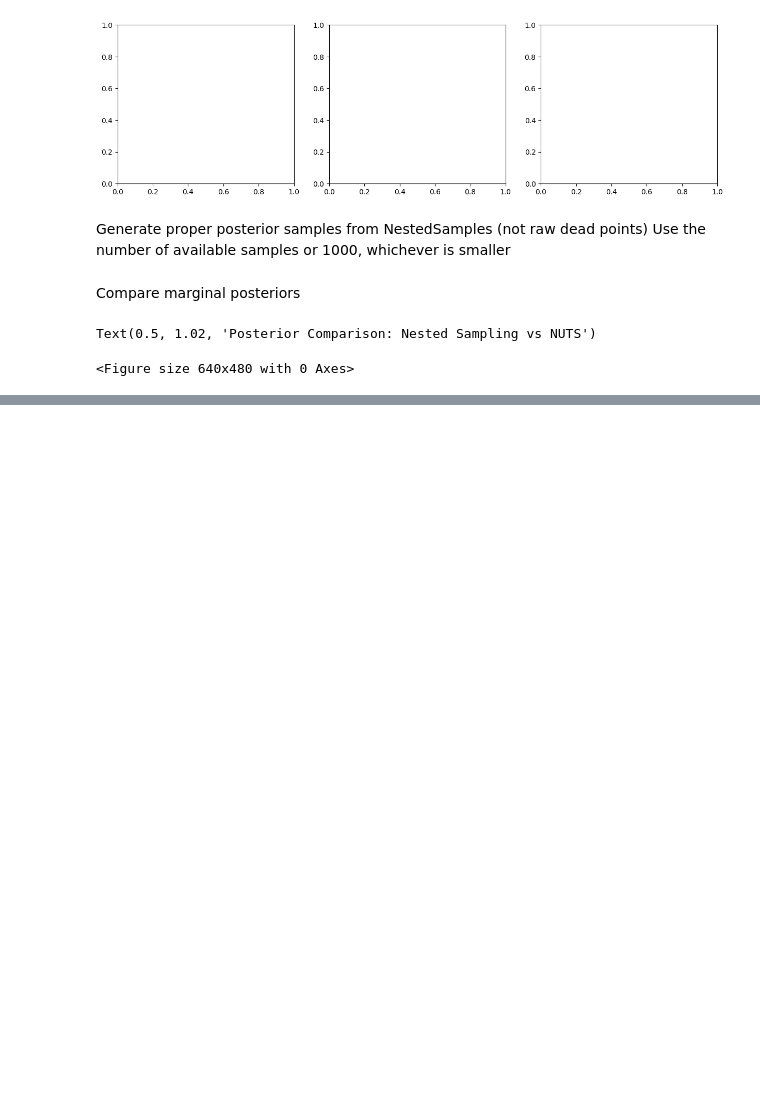
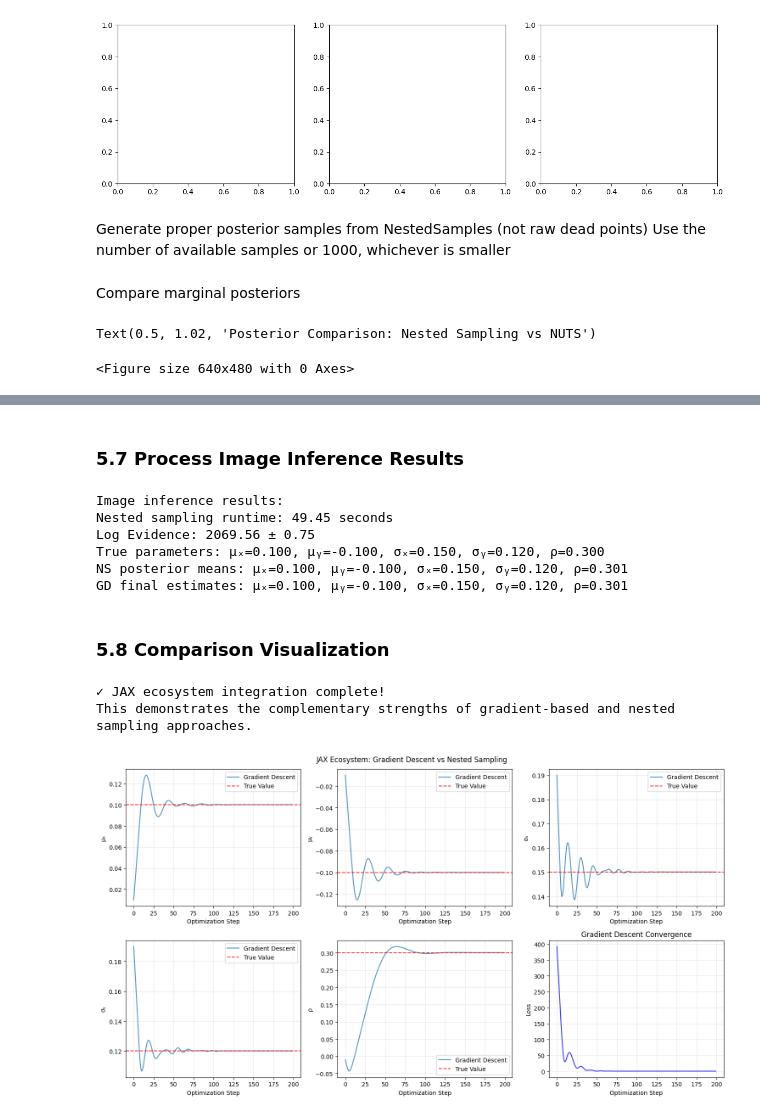
Before and after one commit to handley-lab/workshop-blackjax-nested-sampling, a Jupyter notebook: workshop_nested_sampling_executed.ipynb, the cells around one changed output, grey strips where cells are left out. Drawn from its saved outputs; the diff is of its cells as text; code cells hidden in the pictures; blank space fills up the shorter version.

```diff
--- a/workshop_nested_sampling_executed.ipynb
+++ b/workshop_nested_sampling_executed.ipynb
@@ -475,0 +848,7 @@ Text(0.5, 1.02, 'Posterior Comparison: Nested Sampling vs NUTS')
+# %%
+@jax.jit
+def image_loss(params):
+    """Loss function for gradient-based optimization."""
+    pred_image = jax_simulator(params, jax.random.PRNGKey(42))  # Fixed key for deterministic prediction
+    residuals = pred_image - observed_image
+    return jnp.sum(residuals**2) / 2  # L2 loss
@@ -475,0 +964,63 @@ Text(0.5, 1.02, 'Posterior Comparison: Nested Sampling vs NUTS')
+# %% [markdown]
+### 5.7 Process Image Inference Results
+# %%
+columns_image = ['mu_x', 'mu_y', 'sigma_x', 'sigma_y', 'rho']
+labels_image = [r'$\mu_x$', r'$\mu_y$', r'$\sigma_x$', r'$\sigma_y$', r'$\rho$']
+data_image = jnp.vstack([dead_image.particles[key] for key in columns_image]).T
+
+image_samples = NestedSamples(
+    data_image,
+    logL=dead_image.loglikelihood,
+    logL_birth=dead_image.loglikelihood_birth,
+    columns=columns_image,
+    labels=labels_image,
+    logzero=jnp.nan,
+)
+
+print(f"Image inference results:")
+print(f"Nested sampling runtime: {ns_image_time:.2f} seconds")
+print(f"Log Evidence: {image_samples.logZ():.2f} ± {image_samples.logZ(100).std():.2f}")
+print(f"True parameters: μₓ={jax_true['mu_x']:.3f}, μᵧ={jax_true['mu_y']:.3f}, σₓ={jax_true['sigma_x']:.3f}, σᵧ={jax_true['sigma_y']:.3f}, ρ={jax_true['rho']:.3f}")
+print(f"NS posterior means: μₓ={image_samples.mu_x.mean():.3f}, μᵧ={image_samples.mu_y.mean():.3f}, σₓ={image_samples.sigma_x.mean():.3f}, σᵧ={image_samples.sigma_y.mean():.3f}, ρ={image_samples.rho.mean():.3f}")
+print(f"GD final estimates: μₓ={final_params_gd[0]:.3f}, μᵧ={final_params_gd[1]:.3f}, σₓ={final_params_gd[2]:.3f}, σᵧ={final_params_gd[3]:.3f}, ρ={final_params_gd[4]:.3f}")
+# %% [output]
+Image inference results:
+Nested sampling runtime: 49.45 seconds
+Log Evidence: 2069.56 ± 0.75
+True parameters: μₓ=0.100, μᵧ=-0.100, σₓ=0.150, σᵧ=0.120, ρ=0.300
+NS posterior means: μₓ=0.100, μᵧ=-0.100, σₓ=0.150, σᵧ=0.120, ρ=0.301
+GD final estimates: μₓ=0.100, μᵧ=-0.100, σₓ=0.150, σᵧ=0.120, ρ=0.301
+# %% [markdown]
+### 5.8 Comparison Visualization
+# %%
+fig, axes = plt.subplots(2, 3, figsize=(15, 8))
+
+# Parameter evolution during gradient descent
+param_labels = ['μₓ', 'μᵧ', 'σₓ', 'σᵧ', 'ρ']
+jax_true_vals = [jax_true['mu_x'], jax_true['mu_y'], jax_true['sigma_x'], jax_true['sigma_y'], jax_true['rho']]
+
+for i in range(5):
+    row, col = i // 3, i % 3
+    axes[row, col].plot(param_history[:, i], label='Gradient Descent', alpha=0.8)
+    axes[row, col].axhline(jax_true_vals[i], color='red', linestyle='--', alpha=0.8, label='True Value')
+    axes[row, col].set_ylabel(param_labels[i])
+    axes[row, col].set_xlabel('Optimization Step')
+    axes[row, col].legend()
+    axes[row, col].grid(True, alpha=0.3)
+
+# Loss evolution
+axes[1, 2].plot(losses, color='blue', alpha=0.8)
+axes[1, 2].set_ylabel('Loss')
+axes[1, 2].set_xlabel('Optimization Step')
+axes[1, 2].set_title('Gradient Descent Convergence')
+axes[1, 2].grid(True, alpha=0.3)
+
+plt.tight_layout()
+plt.suptitle("JAX Ecosystem: Gradient Descent vs Nested Sampling", y=1.02)
+
+print("✓ JAX ecosystem integration complete!")
+print("This demonstrates the complementary strengths of gradient-based and nested sampling approaches.")
+# %% [output]
+✓ JAX ecosystem integration complete!
+This demonstrates the complementary strengths of gradient-based and nested sampling approaches.
+[figure, added]
```
Also changed, not shown: parts of 52 cells of this notebook, 2 other files.
